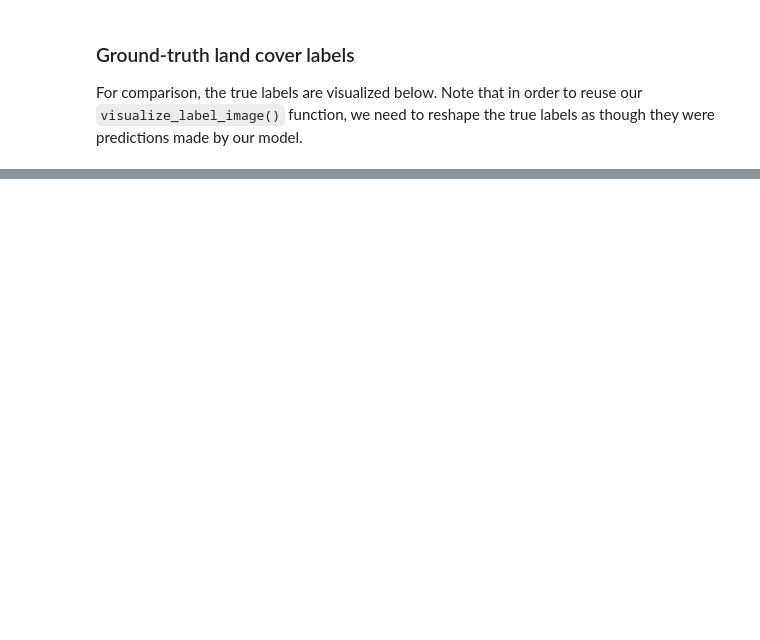
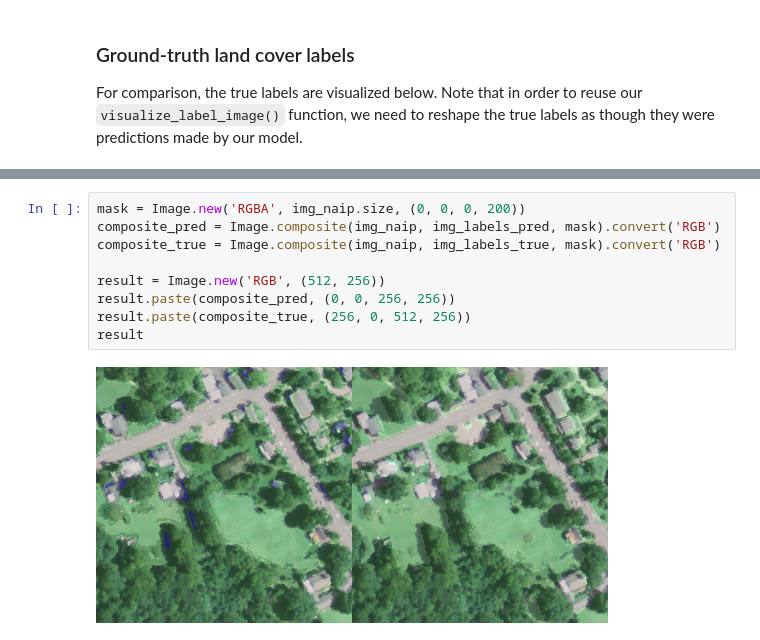
Before and after one commit to Azure/pixel_level_land_classification, a Jupyter notebook: geoaidsvm/Apply_trained_model_to_new_data.ipynb, the cells around one changed output, grey strips where cells are left out. Drawn from its saved outputs; the diff is of its cells as text; blank space fills up the shorter version.

```diff
--- a/geoaidsvm/Apply_trained_model_to_new_data.ipynb
+++ b/geoaidsvm/Apply_trained_model_to_new_data.ipynb
@@ -171,0 +182,11 @@ img_labels_true
+# %%
+mask = Image.new('RGBA', img_naip.size, (0, 0, 0, 200))
+composite_pred = Image.composite(img_naip, img_labels_pred, mask).convert('RGB')
+composite_true = Image.composite(img_naip, img_labels_true, mask).convert('RGB')
+
+result = Image.new('RGB', (512, 256))
+result.paste(composite_pred, (0, 0, 256, 256))
+result.paste(composite_true, (256, 0, 512, 256))
+result
+# %% [output]
+[figure, added]
```
Also changed, not shown: parts of 17 cells of this notebook, 3 other files.
